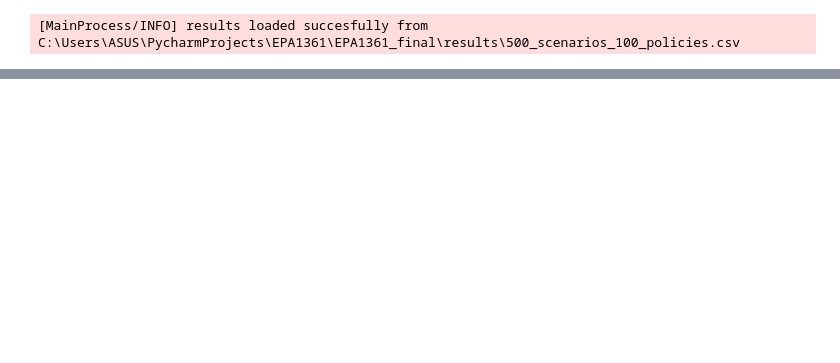
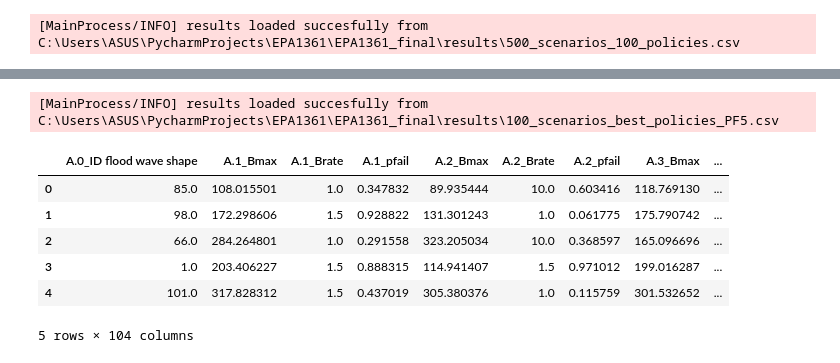
Before and after one commit to mihel93/EPA1361_final, a Jupyter notebook: 4_MORO.ipynb, the cells around one changed output, grey strips where cells are left out. Saved outputs shown, nothing was run; the diff lists cells and outputs as text; code cells hidden in the pictures; blank space fills up the shorter version.

```diff
--- a/4_MORO.ipynb
+++ b/4_MORO.ipynb
@@ -385,0 +222,36 @@ plt.show()
+# %%
+# Convert the policy dataframe to policy-objects
+# policy_list = []
+# for row in range(archive.shape[0]):
+#     policy_list.append(Policy(name=(row+1), **archive.iloc[row, :-5].to_dict()))
+
+# # Instantiate the model
+# dike_model, planning_steps = get_model_for_problem_formulation(5)
+
+# # Running the experiments (commented out)
+
+# with MultiprocessingEvaluator(dike_model, n_processes = 10) as evaluator:
+#     results = evaluator.perform_experiments(scenarios=100, policies=policy_list)
+# utilities.save_results(results, 'results/100_scenarios_best_policies_PF5.csv')
+
+
+experiments, outcomes = utilities.load_results('results/100_scenarios_best_policies_PF5.csv')
+
+# Turn into a dataframe
+df_outcomes = pd.DataFrame(outcomes)
+results = pd.concat([experiments,df_outcomes],axis=1,sort=False)
+
+# Let the policy counter start from 1 in stead of 0
+rename = lambda x: "policy " + str(int(x.split()[1])+1)
+results["policy"] = results["policy"].apply(rename)
+
+results.head()
+# %% [output]
+[MainProcess/INFO] results loaded succesfully from C:\Users\ASUS\PycharmProjects\EPA1361\EPA1361_final\results\100_scenarios_best_policies_PF5.csv
+|  | A.0_ID flood wave shape | A.1_Bmax | A.1_Brate | A.1_pfail | A.2_Bmax | A.2_Brate | A.2_pfail | A.3_Bmax | ... |
+| 0 | 85.0 | 108.015501 | 1.0 | 0.347832 | 89.935444 | 10.0 | 0.603416 | 118.769130 | ... |
+| 1 | 98.0 | 172.298606 | 1.5 | 0.928822 | 131.301243 | 1.0 | 0.061775 | 175.790742 | ... |
+| 2 | 66.0 | 284.264801 | 1.0 | 0.291558 | 323.205034 | 10.0 | 0.368597 | 165.096696 | ... |
+| 3 | 1.0 | 203.406227 | 1.5 | 0.888315 | 114.941407 | 1.5 | 0.971012 | 199.016287 | ... |
+| 4 | 101.0 | 317.828312 | 1.5 | 0.437019 | 305.380376 | 1.0 | 0.115759 | 301.532652 | ... |
+5 rows × 104 columns
```
Also changed, not shown: parts of 41 cells of this notebook, 2 other files.
